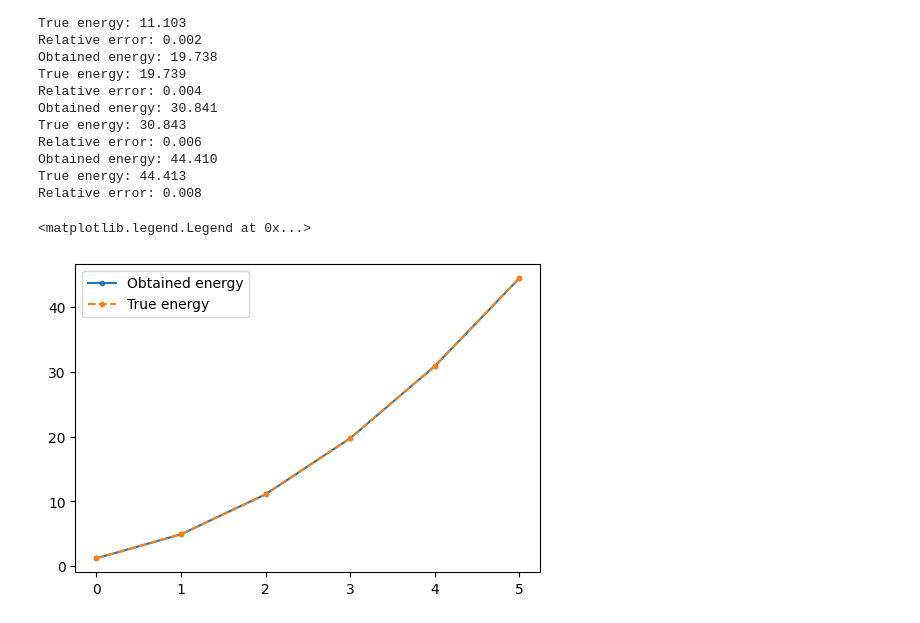
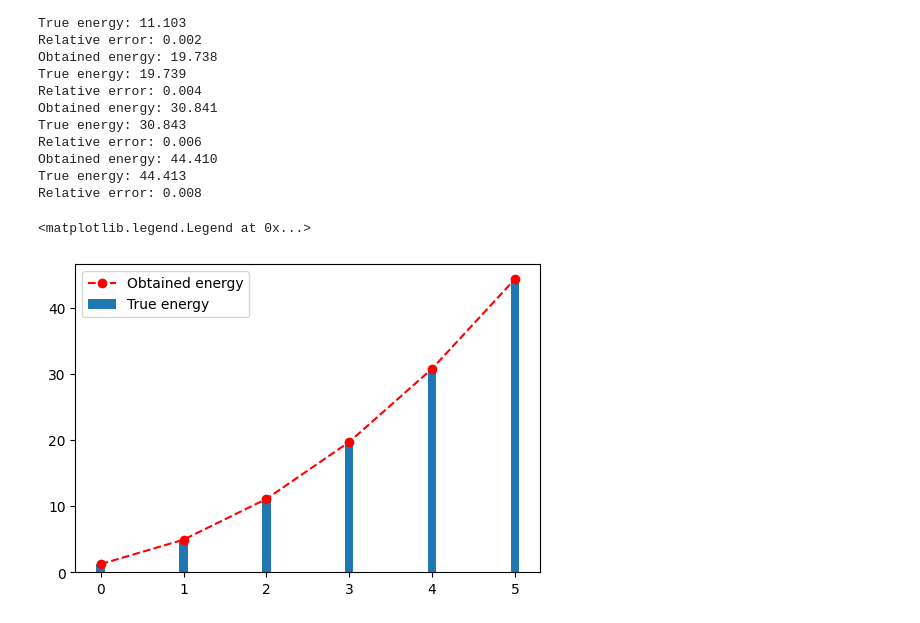
Before and after one commit to yanivcohen1/python-tools, a Jupyter notebook: flaskr/tools/jupiter_plotly_scipy/physics/squarewell.ipynb, the cells around one changed output. Drawn from its saved outputs; the diff is of its cells as text; code cells hidden in the pictures.

```diff
--- a/flaskr/tools/jupiter_plotly_scipy/physics/squarewell.ipynb
+++ b/flaskr/tools/jupiter_plotly_scipy/physics/squarewell.ipynb
@@ -192,26 +192,26 @@ Relative error: 0.008
 # %%
 plt.figure(figsize=(6,4))
 E_vals = []
 n_vals = []
 T_vals = []
 R_vals = []
 for n in range(0,6):
     n_vals.append(n)
     E_vals.append(E[n])
     T_vals.append(energy(n+1))
     R_vals.append(relative_error(energy(n+1), E[n]))
 
 # print('Obtained energy: {:.3f}'.format(E[n]))
-plt.plot(n_vals, E_vals,'.-', label = 'Obtained energy')
+plt.plot(n_vals, E_vals,'ro--', label = 'Obtained energy')
 
 # print('True energy: {:.3f}'.format(energy(n+1)))
-plt.plot(n_vals, T_vals, '.--', label = 'True energy')
+plt.bar(n_vals, T_vals, width=0.1,  label = 'True energy')
 
 # print('Relative error: {:.3f}'.format(relative_error(energy(n+1), E[n])))
 # plt.plot(n_vals, R_vals, label = 'Relative error')
 
 plt.legend()
 # %% [output]
 <matplotlib.legend.Legend at 0x...>
-[figure, old version]
+[figure, new version]
 # %%
```
Also changed, not shown: parts of 1 cell of this notebook.
